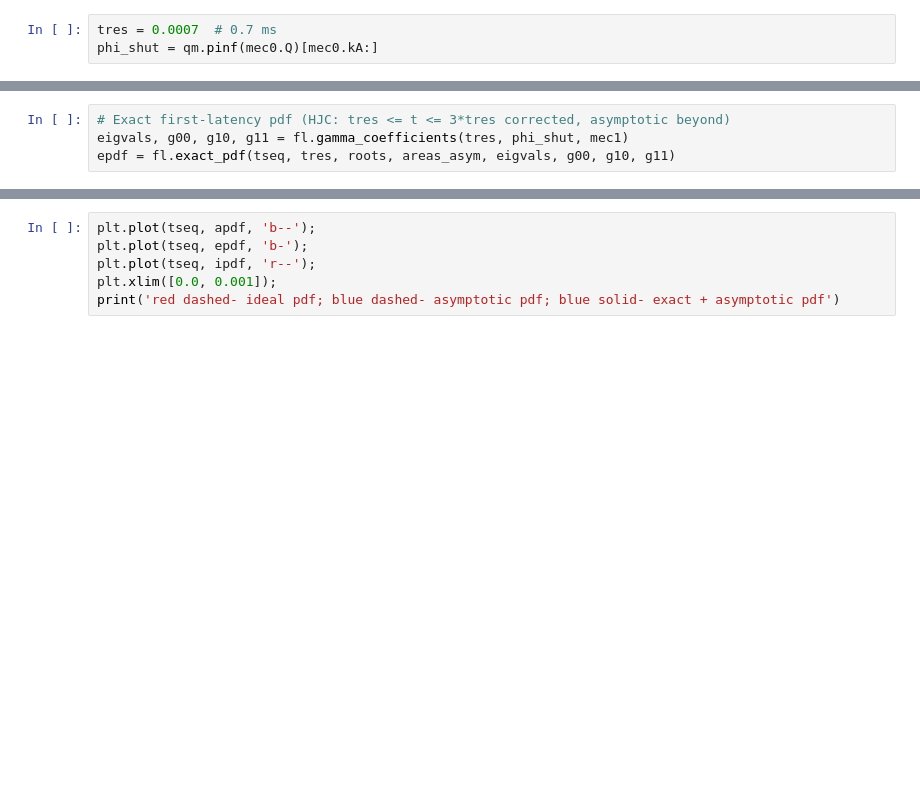
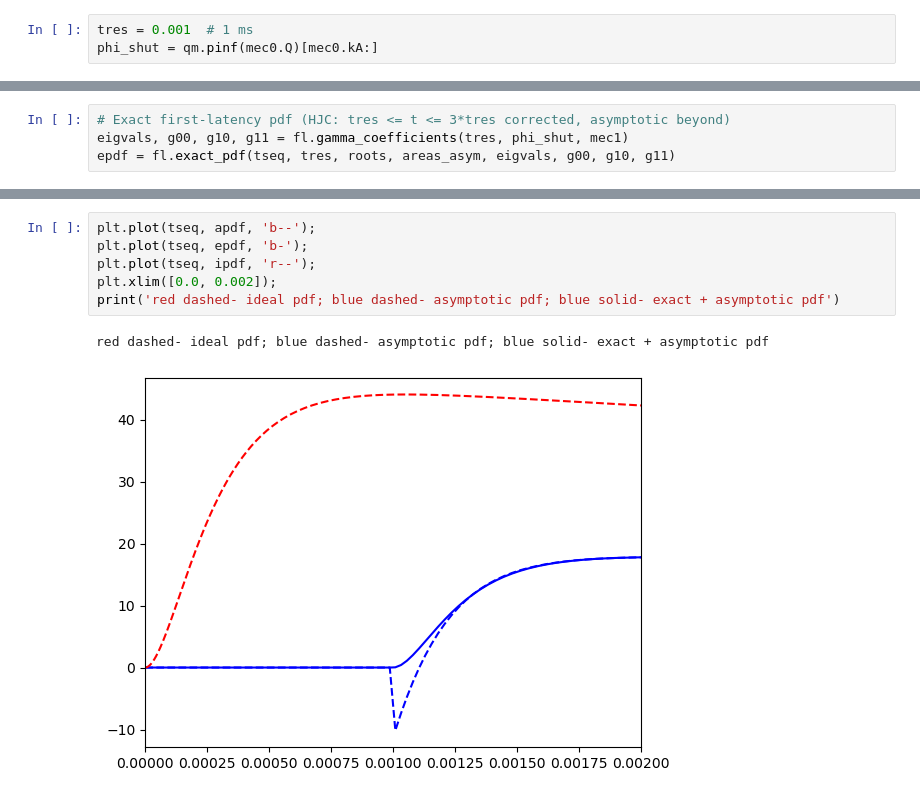
Before and after one commit to DCPROGS/SCALCS, a Jupyter notebook: notebooks/FirstLatency-CHME97.ipynb, the cells around one changed output, grey strips where cells are left out. Cells and saved outputs as stored; diff of their text form; blank space fills up the shorter version.

```diff
--- a/notebooks/FirstLatency-CHME97.ipynb
+++ b/notebooks/FirstLatency-CHME97.ipynb
@@ -38,7 +38,7 @@ tstart = 1.0e-6
 tend = 0.1
 tseq = np.logspace(math.log10(tstart), math.log10(tend), points)
 # %%
-tres = 0.0007  # 0.7 ms
+tres = 0.001  # 1 ms
 phi_shut = qm.pinf(mec0.Q)[mec0.kA:]
 # %%
 # Ideal first-latency pdf (no missed events)
@@ -67,6 +77,9 @@ print('red dashed- ideal pdf; blue dashed- asymptotic pdf; blue solid- exact + a
 # %%
 plt.plot(tseq, apdf, 'b--');
 plt.plot(tseq, epdf, 'b-');
 plt.plot(tseq, ipdf, 'r--');
-plt.xlim([0.0, 0.001]);
+plt.xlim([0.0, 0.002]);
 print('red dashed- ideal pdf; blue dashed- asymptotic pdf; blue solid- exact + asymptotic pdf')
+# %% [output]
+red dashed- ideal pdf; blue dashed- asymptotic pdf; blue solid- exact + asymptotic pdf
+[figure, added]
```
Also changed, not shown: parts of 3 cells of this notebook, 3 other files.
